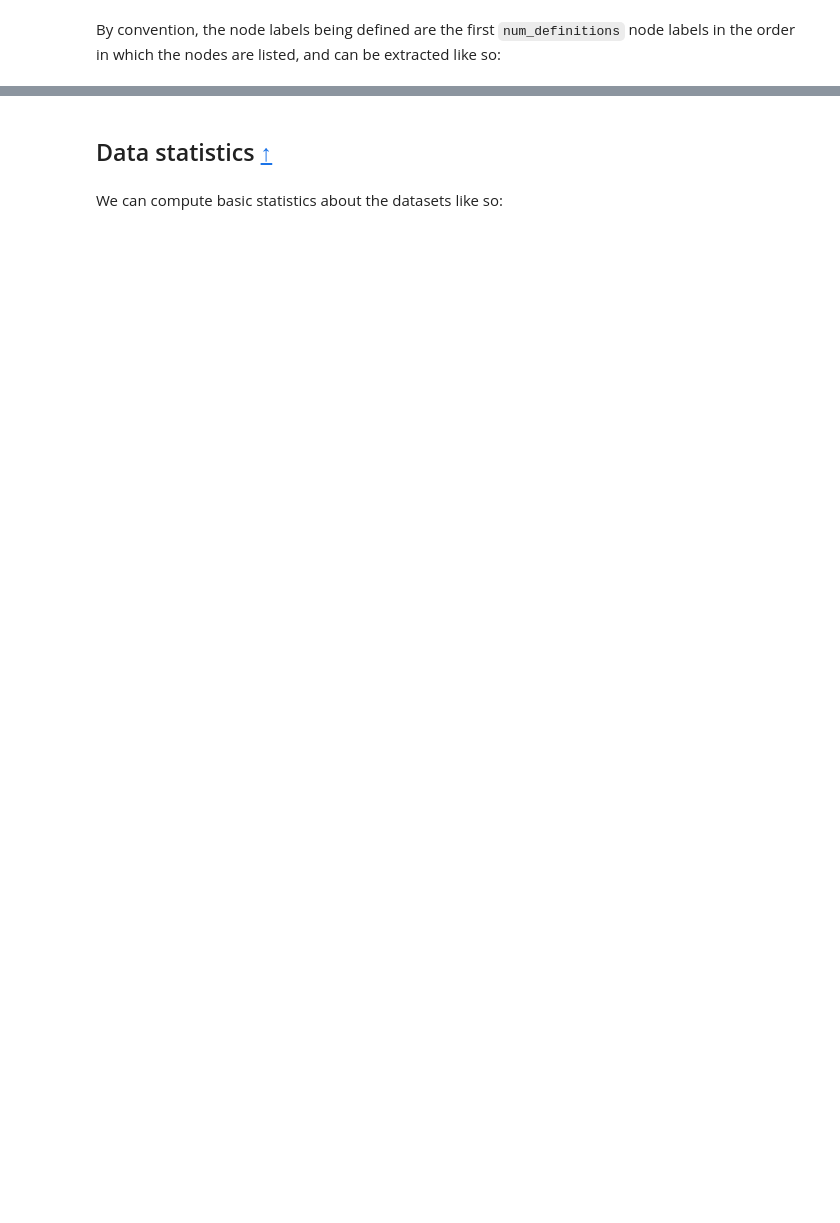
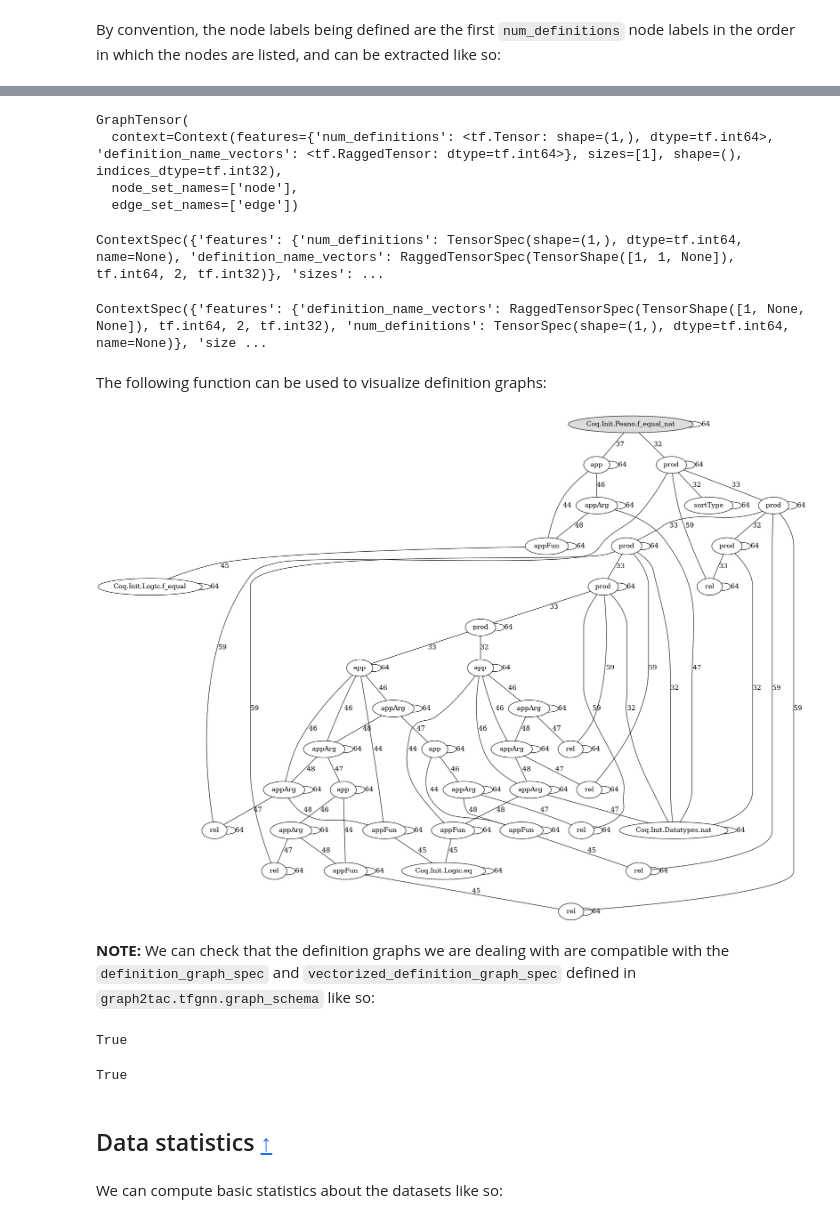
Before and after one commit to IBM/graph2tac, a Jupyter notebook: notebooks/tfgnn.ipynb, the cells around one changed output, grey strips where cells are left out. Cells and saved outputs as stored; diff of their text form; code cells hidden in the pictures; blank space fills up the shorter version.

Commit message:
Update tfgnn.ipynb
Signed-off-by: Fidel I. Schaposnik Massolo <fidel.s@gmail.com>

```diff
--- a/notebooks/tfgnn.ipynb
+++ b/notebooks/tfgnn.ipynb
@@ -142,7 +152,7 @@ As seen above, the following arguments are used to determine the train/validatio
 
 For definitions, there is:
 # %%
-definition_dataset = dataset.definitions()
+definition_dataset = dataset.definitions(shuffle=True)
 # %% [markdown]
 **NOTE:** Before loading a dataset from TFRecord files for the first time you need to use the script at `graph2tac.tfgnn.dataset` to create the appropriate TFRecord files, or use `dataset.dump` _e.g._ from this notebook (this needs to be done once for each choice of `max_subgraph_size`).
 # %% [markdown]
@@ -282,6 +372,6 @@ dataset_iterator = iter(definition_dataset)
 # %%
-graph_tensor = next(dataset_iterator)
-graph_tensor
+definition_graph = next(dataset_iterator)
+definition_graph
 # %% [output]
 LOADING | requested 686
 GraphTensor(
@@ -319,3 +408,57 @@ array([ 765,  766,  767,  768,  769,  770,  771,  772,  773,  774,  775,
+# %%
+vectorized_definition_graph = dataset.tokenize_definition_graph(definition_graph)
+vectorized_definition_graph
+# %% [output]
+GraphTensor(
+  context=Context(features={'num_definitions': <tf.Tensor: shape=(1,), dtype=tf.int64>, 'definition_name_vectors': <tf.RaggedTensor: dtype=tf.int64>}, sizes=[1], shape=(), indices_dtype=tf.int32),
+  node_set_names=['node'],
+  edge_set_names=['edge'])
+# %%
+vectorized_definition_graph.context.spec
+# %% [output]
+ContextSpec({'features': {'num_definitions': TensorSpec(shape=(1,), dtype=tf.int64, name=None), 'definition_name_vectors': RaggedTensorSpec(TensorShape([1, 1, None]), tf.int64, 2, tf.int32)}, 'sizes': ...
+# %%
+vectorized_definition_graph_spec.context_spec
+# %% [output]
+ContextSpec({'features': {'definition_name_vectors': RaggedTensorSpec(TensorShape([1, None, None]), tf.int64, 2, tf.int32), 'num_definitions': TensorSpec(shape=(1,), dtype=tf.int64, name=None)}, 'size ...
+# %% [markdown]
+The following function can be used to visualize definition graphs:
+# %%
+def draw_definition(definition_graph, graph_constants):
+    (num_definitions,) = definition_graph.context['num_definitions'].numpy()
+
+    node_ids = tf.range(definition_graph.node_sets['node'].sizes).numpy()
+    node_labels = definition_graph.node_sets['node']['node_label'].numpy()
+
+    sources = definition_graph.edge_sets['edge'].adjacency.source.numpy()
+    targets = definition_graph.edge_sets['edge'].adjacency.target.numpy()
+    edge_labels = definition_graph.edge_sets['edge']['edge_label'].numpy()
+
+    pgvGraph = pgv.AGraph()
+    pgvGraph.node_attr['style'] = 'filled'
+
+    for node_id, node_label in zip(node_ids, node_labels):
+        fillcolor = "#DDDDDD" if node_id < num_definitions else '#FFFFFFF'
+        pgvGraph.add_node(node_id, label=dataset.graph_constants().label_to_names[node_label], fillcolor=fillcolor)
+
+    for edge, edge_label in zip(zip(sources, targets), edge_labels):
+        pgvGraph.add_edge(edge, label=edge_label)
+
+    return Image(pgvGraph.draw(format='png', prog='dot'))
+# %%
+draw_definition(definition_graph, dataset.graph_constants())
+# %% [output]
+[figure, added]
+# %% [markdown]
+**NOTE:** We can check that the definition graphs we are dealing with are compatible with the `definition_graph_spec` and `vectorized_definition_graph_spec` defined in `graph2tac.tfgnn.graph_schema` like so:
+# %%
+definition_graph_spec.is_compatible_with(definition_graph)
+# %% [output]
+True
+# %%
+vectorized_definition_graph_spec.is_compatible_with(vectorized_definition_graph)
+# %% [output]
+True
 # %% [markdown]
 ## <a id="data_statistics">Data statistics</a> [↑](#contents)
 # %% [markdown]
```
Also changed, not shown: parts of 99 cells of this notebook.
